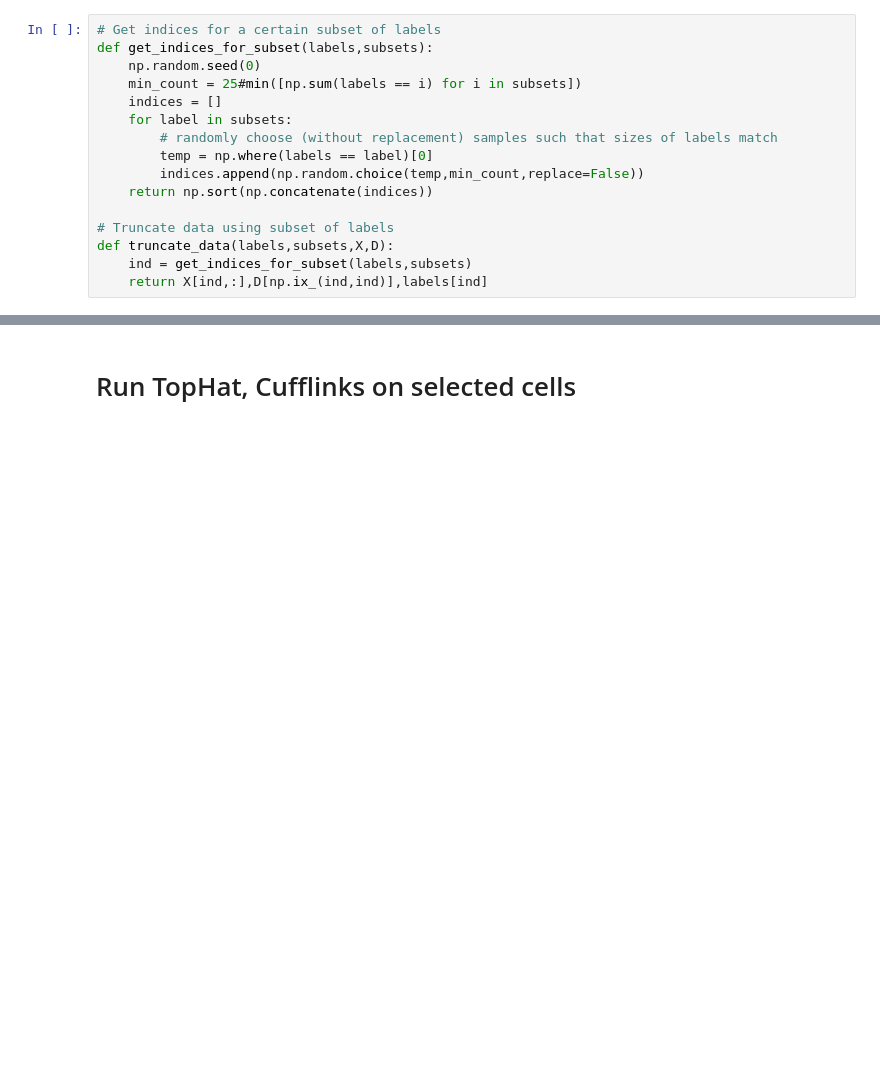
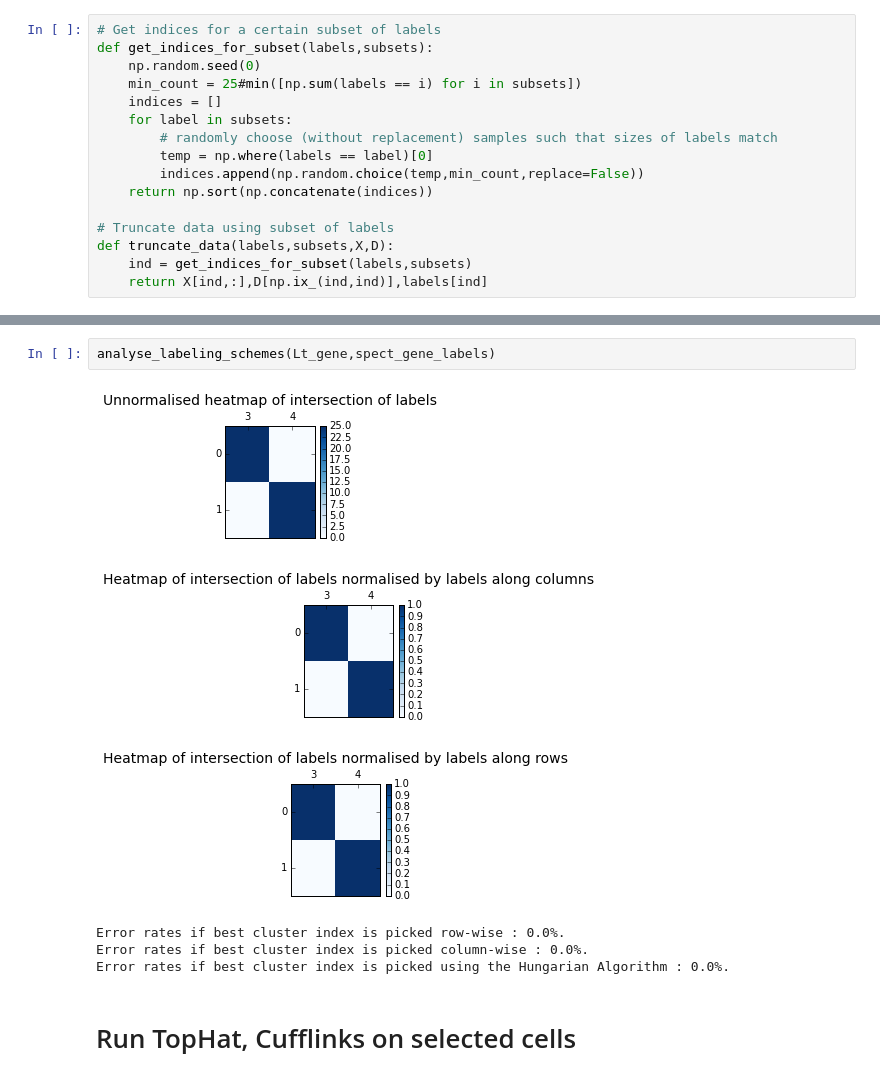
Before and after one commit to govinda-kamath/clustering_on_transcript_compatibility_counts, a Jupyter notebook: JZ_Zeisel_clusters.ipynb, the cells around one changed output, grey strips where cells are left out. Cells and saved outputs as stored; diff of their text form; blank space fills up the shorter version.

```diff
--- a/JZ_Zeisel_clusters.ipynb
+++ b/JZ_Zeisel_clusters.ipynb
@@ -307,3 +312,12 @@ Error rates if best cluster index is picked using the Hungarian Algorithm : 2.08
+# %%
+analyse_labeling_schemes(Lt_gene,spect_gene_labels)
+# %% [output]
+[figure, added]
+[figure, added]
+[figure, added]
+Error rates if best cluster index is picked row-wise : 0.0%.
+Error rates if best cluster index is picked column-wise : 0.0%.
+Error rates if best cluster index is picked using the Hungarian Algorithm : 0.0%.
 # %% [markdown]
 # Run TopHat, Cufflinks on selected cells
 # %%
```
Also changed, not shown: parts of 12 cells of this notebook.
